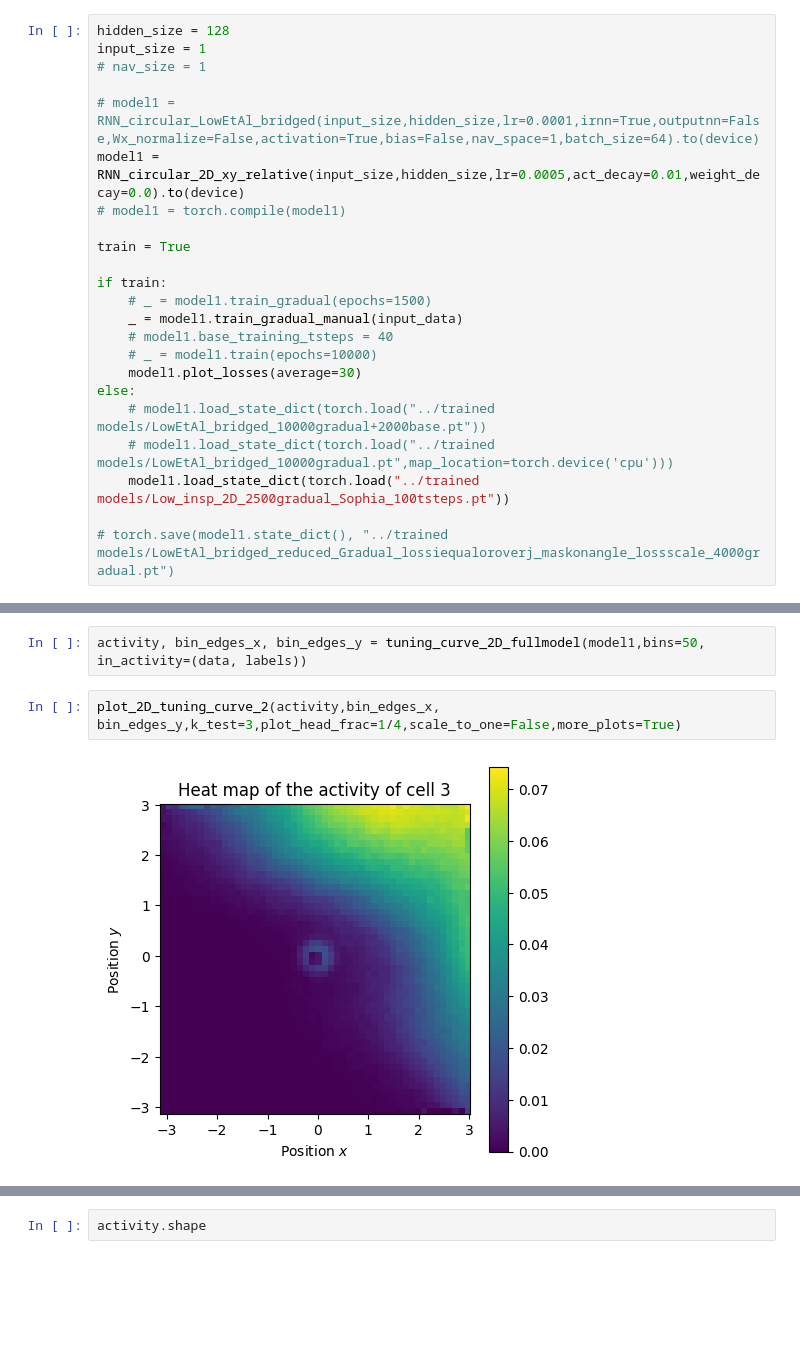
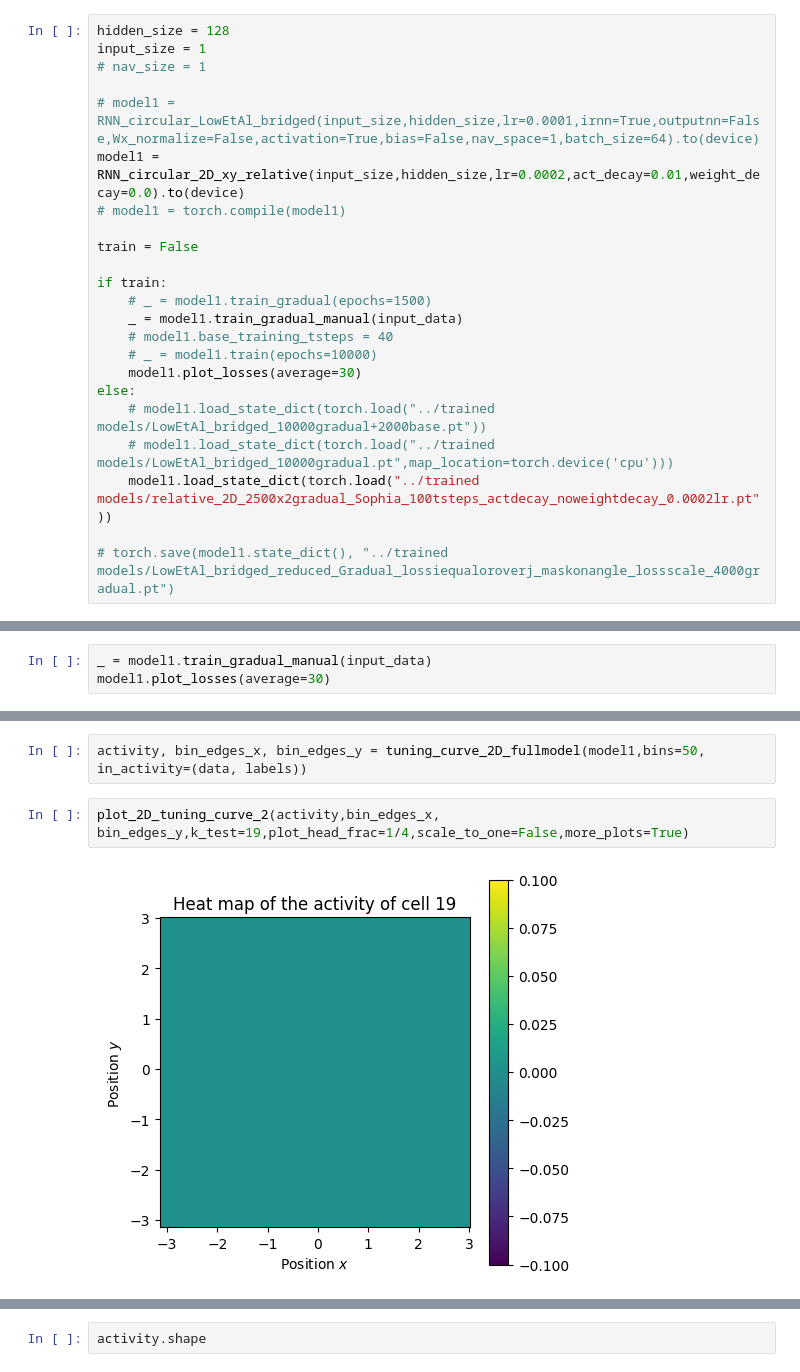
Before and after one commit to bioAI-Oslo/RNN-Adding-Problem-Representations, a Jupyter notebook: notebooks/summer.ipynb, the cells around one changed output, grey strips where cells are left out. Saved outputs shown, nothing was run; the diff lists cells and outputs as text; blank space fills up the shorter version.

Commit message:
Even even better 2D relative model

```diff
--- a/notebooks/summer.ipynb
+++ b/notebooks/summer.ipynb
@@ -97,10 +97,10 @@ input_size = 1
 # nav_size = 1
 
 # model1 = RNN_circular_LowEtAl_bridged(input_size,hidden_size,lr=0.0001,irnn=True,outputnn=False,Wx_normalize=False,activation=True,bias=False,nav_space=1,batch_size=64).to(device)
-model1 = RNN_circular_2D_xy_relative(input_size,hidden_size,lr=0.0005,act_decay=0.01,weight_decay=0.0).to(device)
+model1 = RNN_circular_2D_xy_relative(input_size,hidden_size,lr=0.0002,act_decay=0.01,weight_decay=0.0).to(device)
 # model1 = torch.compile(model1)
 
-train = True
+train = False
 
 if train:
     # _ = model1.train_gradual(epochs=1500)
@@ -111,6 +111,6 @@ if train:
 else:
     # model1.load_state_dict(torch.load("../trained models/LowEtAl_bridged_10000gradual+2000base.pt"))
     # model1.load_state_dict(torch.load("../trained models/LowEtAl_bridged_10000gradual.pt",map_location=torch.device('cpu')))
-    model1.load_state_dict(torch.load("../trained models/Low_insp_2D_2500gradual_Sophia_100tsteps.pt"))
+    model1.load_state_dict(torch.load("../trained models/relative_2D_2500x2gradual_Sophia_100tsteps_actdecay_noweightdecay_0.0002lr.pt"))
 
 # torch.save(model1.state_dict(), "../trained models/LowEtAl_bridged_reduced_Gradual_lossiequaloroverj_maskonangle_lossscale_4000gradual.pt")
@@ -119,0 +117,3 @@ Losses array was not a multiple of average. Truncated to 2490
+# %%
+_ = model1.train_gradual_manual(input_data)
+model1.plot_losses(average=30)
@@ -155,6 +158,6 @@ data,labels = smooth_wandering_2D_squarefix(test_batch_size,t_test,bound=0.5,v_s
 # %%
 activity, bin_edges_x, bin_edges_y = tuning_curve_2D_fullmodel(model1,bins=50, in_activity=(data, labels))
 # %%
-plot_2D_tuning_curve_2(activity,bin_edges_x, bin_edges_y,k_test=3,plot_head_frac=1/4,scale_to_one=False,more_plots=True)
+plot_2D_tuning_curve_2(activity,bin_edges_x, bin_edges_y,k_test=19,plot_head_frac=1/4,scale_to_one=False,more_plots=True)
 # %% [output]
-[figure, old version]
+[figure, new version]
```
Also changed, not shown: parts of 10 cells of this notebook, 2 other files.
